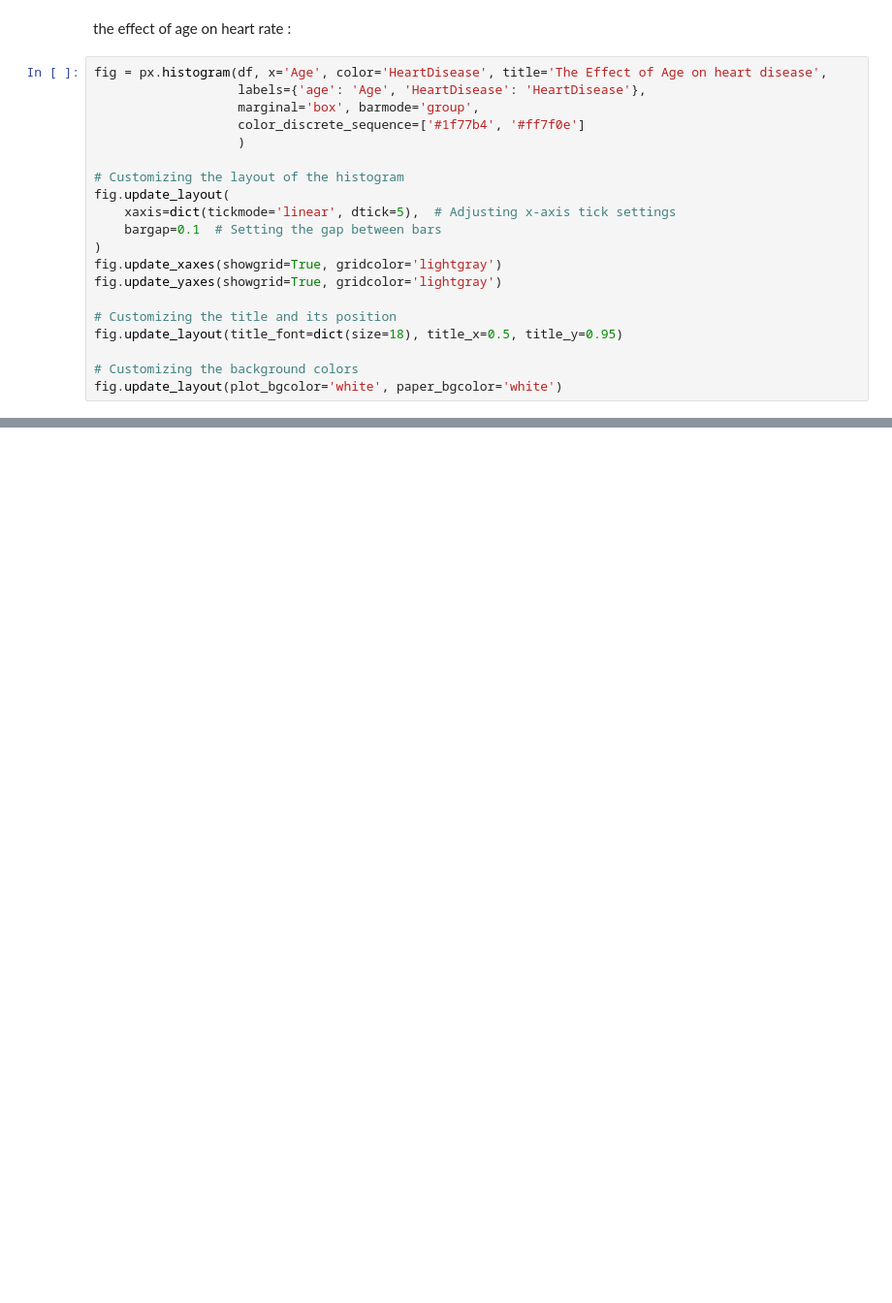
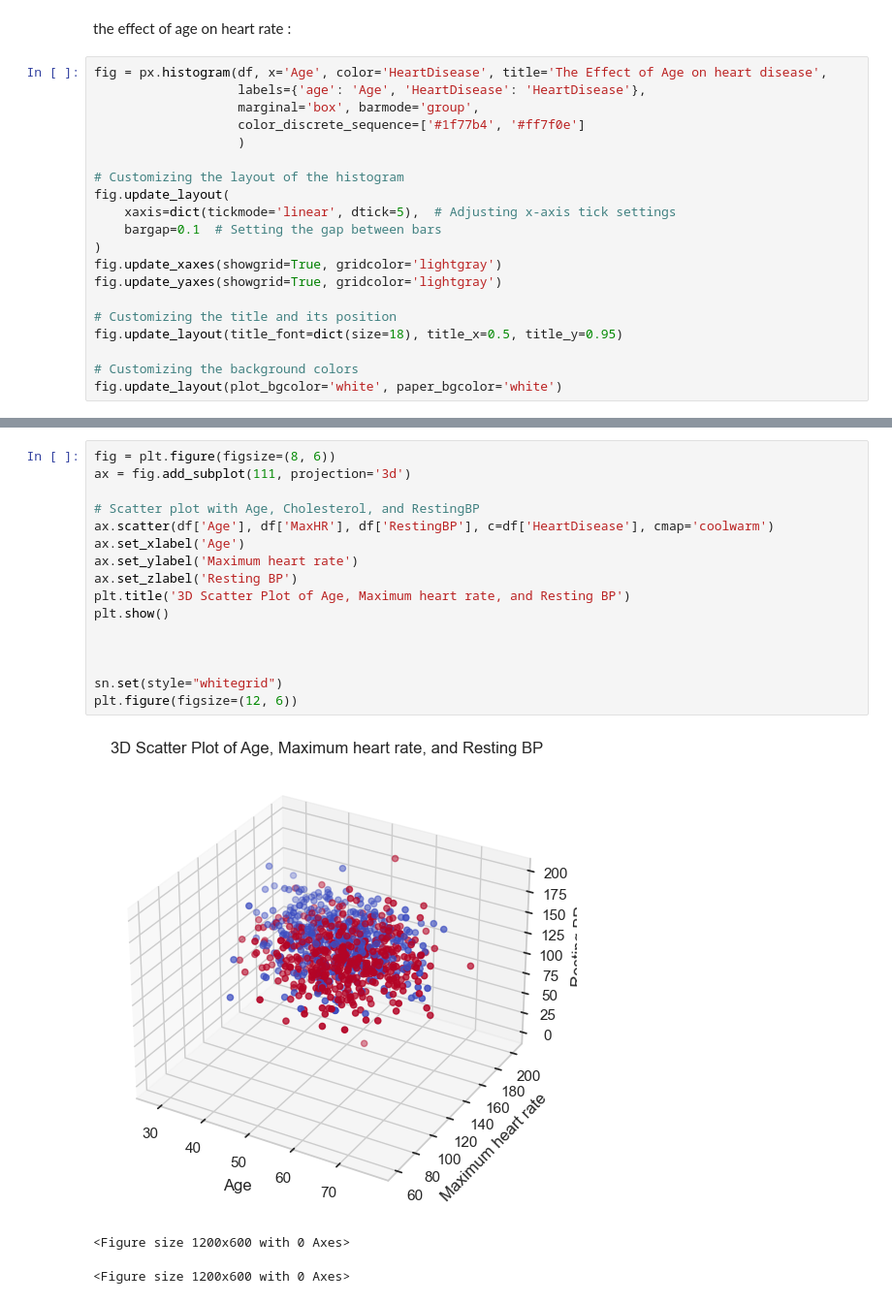
Before and after one commit to ImaneMdn/Heart-disease-prediction, a Jupyter notebook: heartdisease.ipynb, the cells around one changed output, grey strips where cells are left out. Shown at 97% size. Cells and saved outputs as stored; diff of their text form; blank space fills up the shorter version.

```diff
--- a/heartdisease.ipynb
+++ b/heartdisease.ipynb
@@ -568,0 +665,20 @@ fig.update_layout(plot_bgcolor='white', paper_bgcolor='white')
+# %%
+fig = plt.figure(figsize=(8, 6))
+ax = fig.add_subplot(111, projection='3d')
+
+# Scatter plot with Age, Cholesterol, and RestingBP
+ax.scatter(df['Age'], df['MaxHR'], df['RestingBP'], c=df['HeartDisease'], cmap='coolwarm')
+ax.set_xlabel('Age')
+ax.set_ylabel('Maximum heart rate')
+ax.set_zlabel('Resting BP')
+plt.title('3D Scatter Plot of Age, Maximum heart rate, and Resting BP')
+plt.show()
+
+
+
+sn.set(style="whitegrid")
+plt.figure(figsize=(12, 6))
+# %% [output]
+[figure, added]
+<Figure size 1200x600 with 0 Axes>
+<Figure size 1200x600 with 0 Axes>
```
Also changed, not shown: parts of 16 cells of this notebook.
